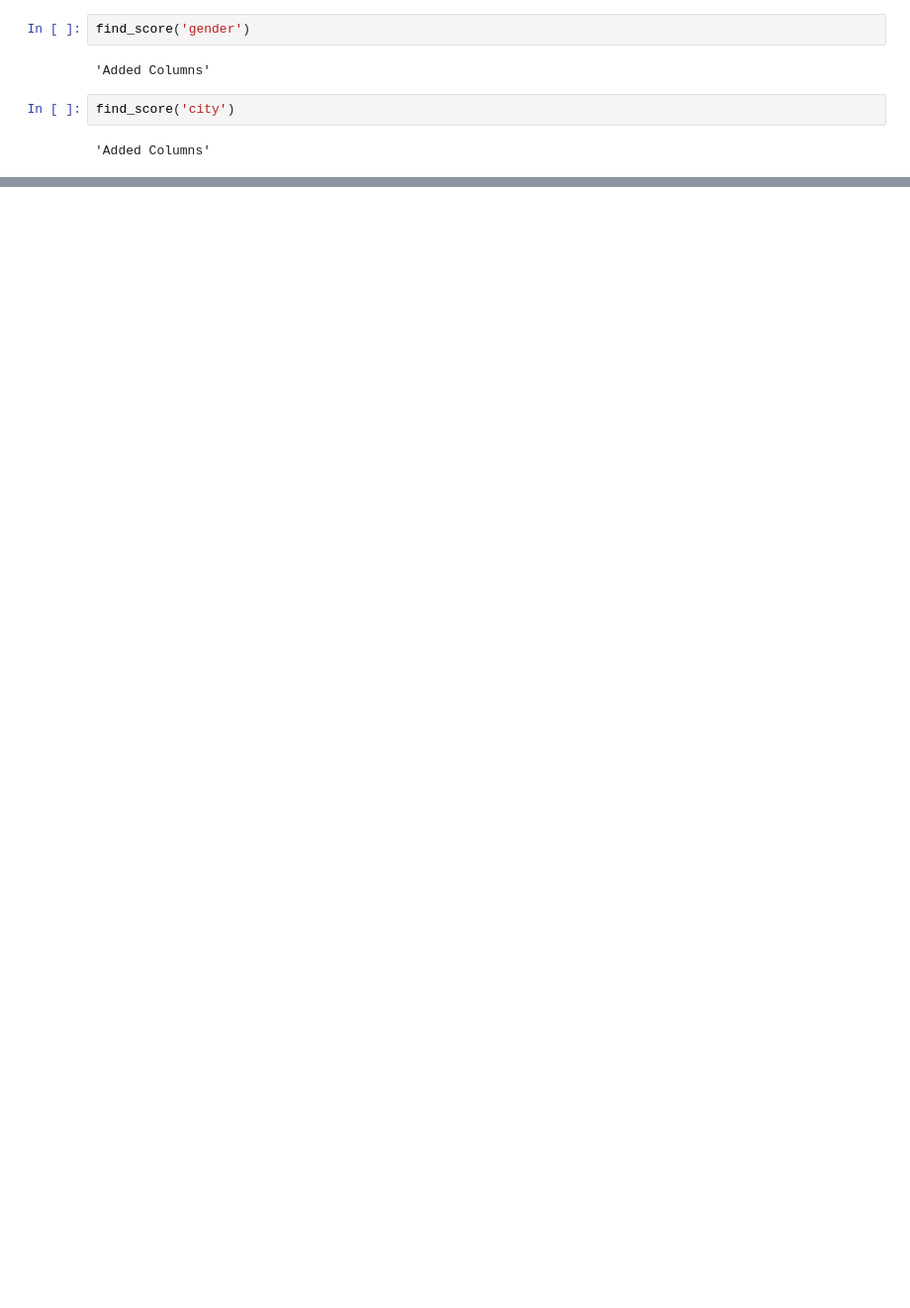
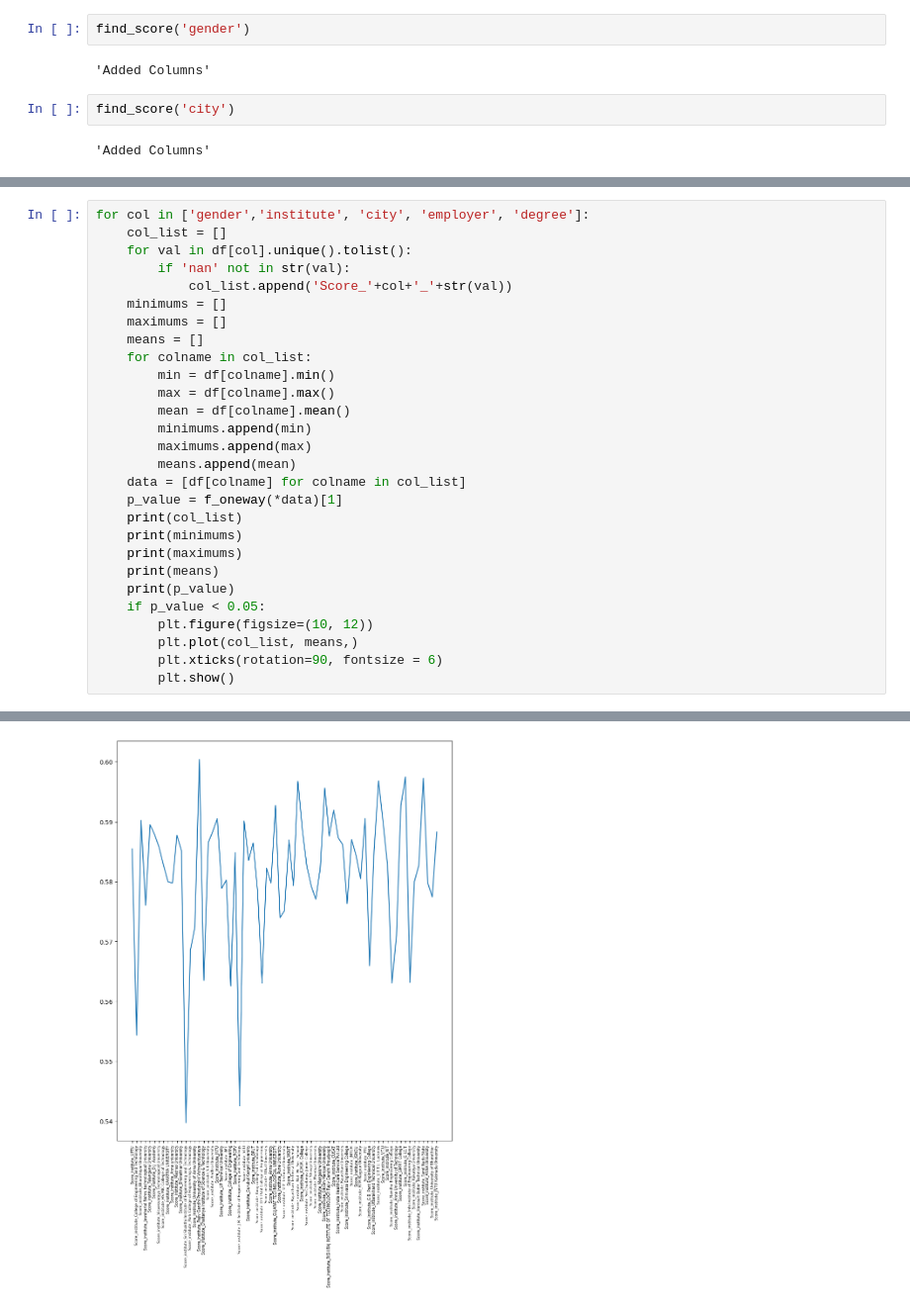
Before and after one commit to Ajay-TR/tr-bias-governance, a Jupyter notebook: data_augmentation.ipynb, the cells around one changed output, grey strips where cells are left out. Shown: that part at 99% size. Cells and saved outputs as stored; diff of their text form; blank space fills up the shorter version.

```diff
--- a/data_augmentation.ipynb
+++ b/data_augmentation.ipynb
@@ -337,0 +348,29 @@ df[['Score_City_Bangalore', 'Score_City_Greater Noida']]
+# %%
+for col in ['gender','institute', 'city', 'employer', 'degree']:
+    col_list = []
+    for val in df[col].unique().tolist():
+        if 'nan' not in str(val):
+            col_list.append('Score_'+col+'_'+str(val))
+    minimums = []
+    maximums = []
+    means = []
+    for colname in col_list:
+        min = df[colname].min()
+        max = df[colname].max()
+        mean = df[colname].mean()
+        minimums.append(min)
+        maximums.append(max)
+        means.append(mean)
+    data = [df[colname] for colname in col_list]
+    p_value = f_oneway(*data)[1]
+    print(col_list)
+    print(minimums)
+    print(maximums)
+    print(means)
+    print(p_value)
+    if p_value < 0.05:
+        plt.figure(figsize=(10, 12))
+        plt.plot(col_list, means,)
+        plt.xticks(rotation=90, fontsize = 6)
+        plt.show()
+# %% [output]
@@ -337,0 +387 @@ df[['Score_City_Bangalore', 'Score_City_Greater Noida']]
+[figure, added]
```
Also changed, not shown: parts of 18 cells of this notebook.
